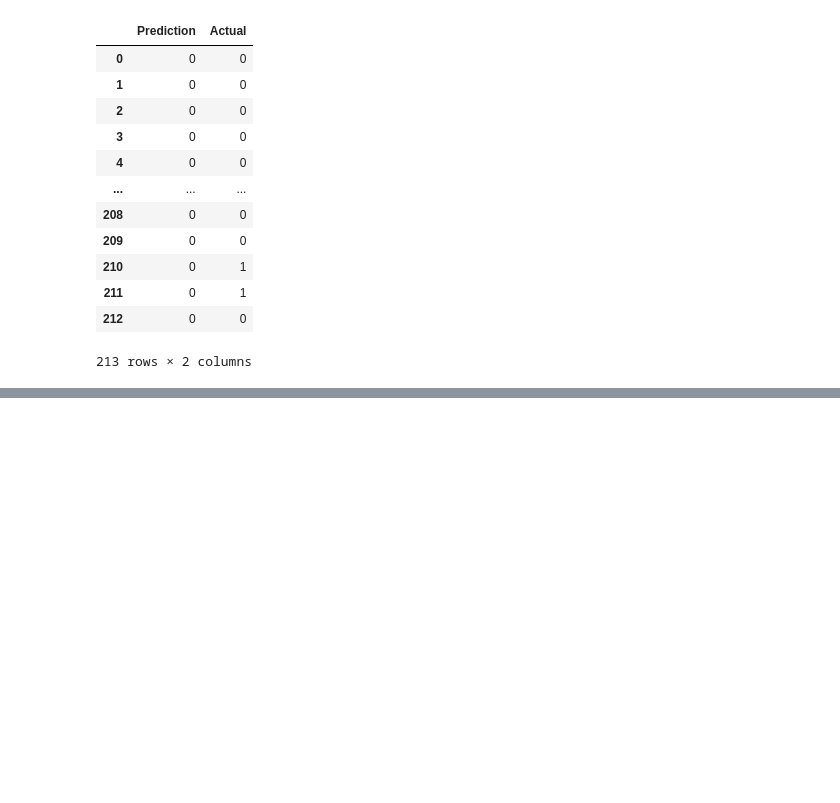
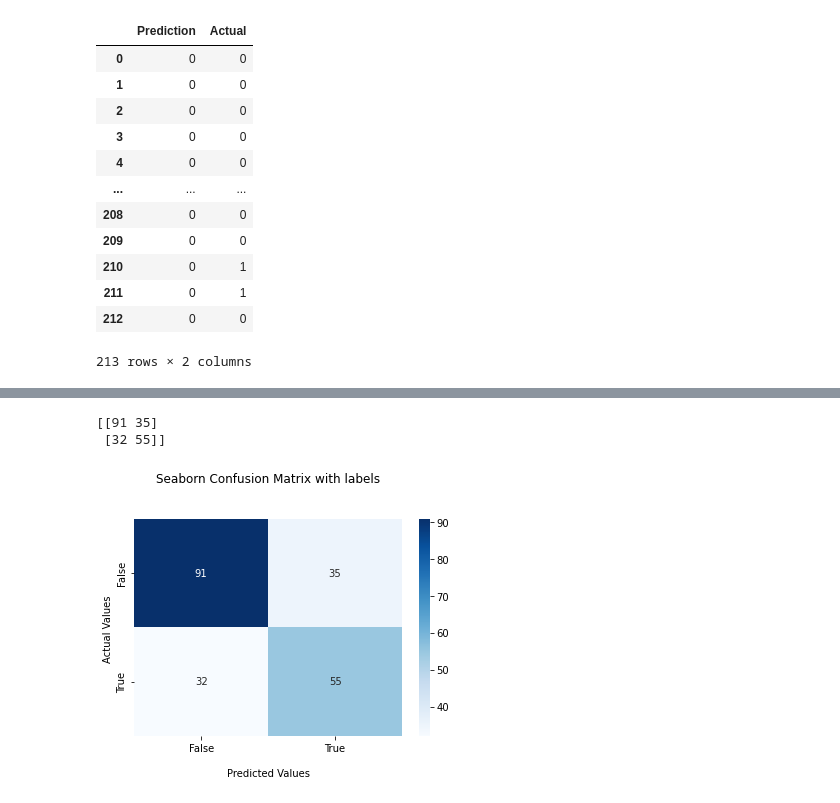
Before and after one commit to StrawhatRA/IPO_Learning, a Jupyter notebook: IPO-2ray.ipynb, the cells around one changed output, grey strips where cells are left out. Saved outputs shown, nothing was run; the diff lists cells and outputs as text; code cells hidden in the pictures; blank space fills up the shorter version.

```diff
--- a/IPO-2ray.ipynb
+++ b/IPO-2ray.ipynb
@@ -432,0 +410,5 @@ weighted avg       0.64      0.65      0.63       213
+# %%
+# Create and train Adaboost model
+adamodel = AdaBoostClassifier(n_estimators=50,
+                         learning_rate=1)
+adamodel.fit(X_train, y_train)
@@ -432,0 +417,5 @@ weighted avg       0.64      0.65      0.63       213
+# %%
+# Execute LR predictions
+predictions_ada = adamodel.predict(X_test)
+results_ada = pd.DataFrame({"Prediction": predictions_ada, "Actual": y_test}).reset_index(drop=True)
+results_ada
@@ -432,0 +436,23 @@ weighted avg       0.64      0.65      0.63       213
+# %%
+# Create a confusion matrix
+from sklearn.metrics import confusion_matrix
+cf_matrix_ada= confusion_matrix(y_test, predictions_ada)
+print(cf_matrix_ada)
+import seaborn as sns
+
+ax = sns.heatmap(cf_matrix_ada, annot=True, cmap='Blues')
+
+ax.set_title('Seaborn Confusion Matrix with labels\n\n');
+ax.set_xlabel('\nPredicted Values')
+ax.set_ylabel('Actual Values ');
+
+# Ticket labels - List must be in alphabetical order
+ax.xaxis.set_ticklabels(['False','True'])
+ax.yaxis.set_ticklabels(['False','True'])
+
+# Display the visualization of the Confusion Matrix.
+plt.show()
+# %% [output]
+[[91 35]
+ [32 55]]
+[figure, added]
```
Also changed, not shown: parts of 14 cells of this notebook.
